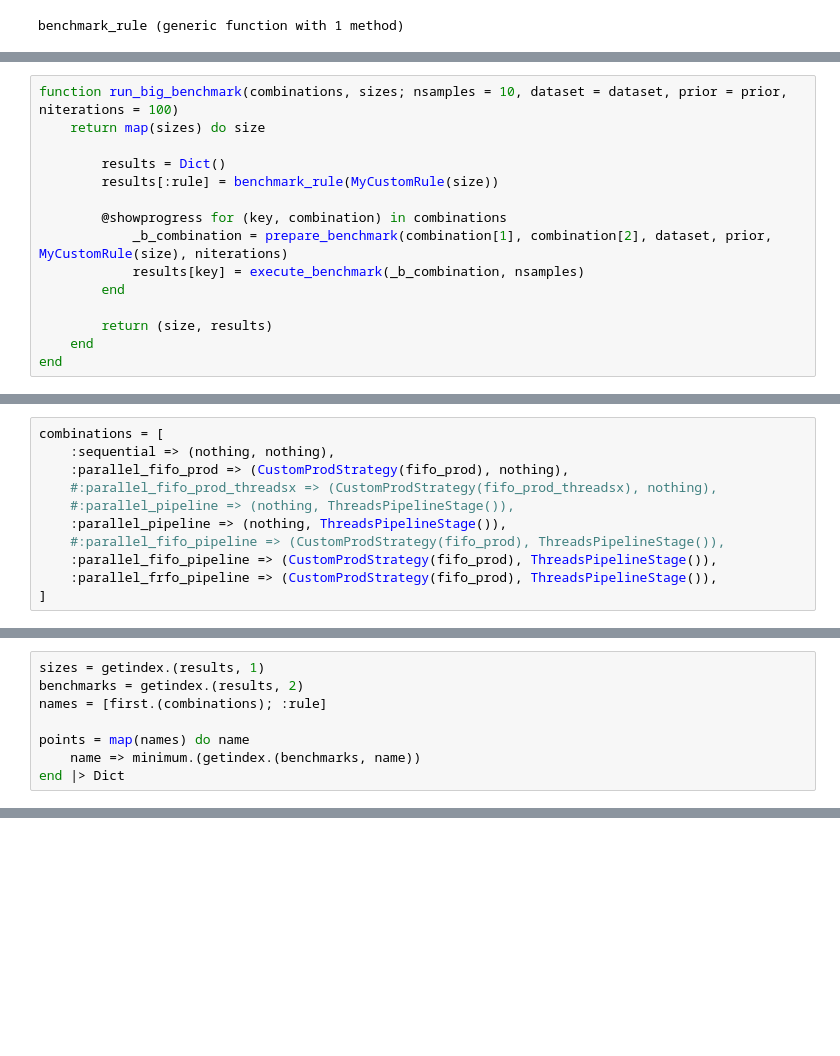
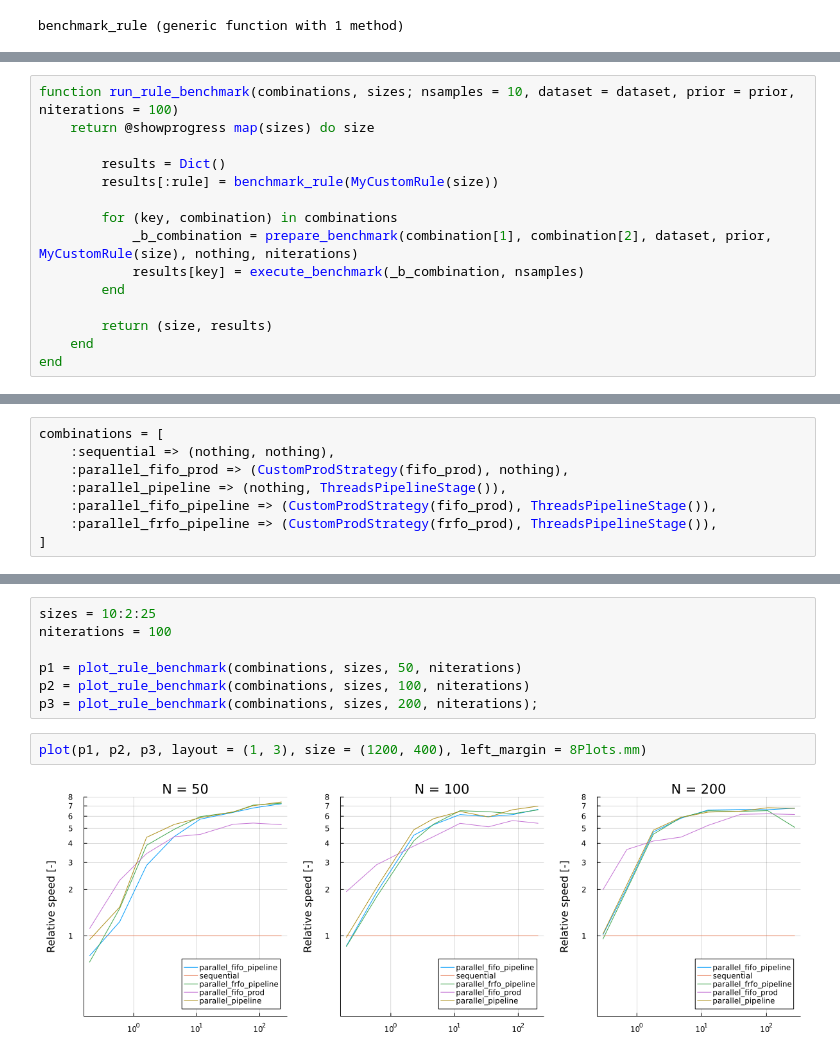
Before and after one commit to biaslab/ThesisParallelMP, a Jupyter notebook: benchmarks/coin_toss.ipynb, the cells around one changed output, grey strips where cells are left out. Drawn from its saved outputs; the diff is of its cells as text; blank space fills up the shorter version.

```diff
--- a/benchmarks/coin_toss.ipynb
+++ b/benchmarks/coin_toss.ipynb
@@ -112,14 +122,14 @@ end
 # %% [output]
 prepare_benchmark (generic function with 2 methods)
 # %%
-function run_big_benchmark(combinations, sizes; nsamples = 10, dataset = dataset, prior = prior, niterations = 100)
-    return map(sizes) do size
+function run_rule_benchmark(combinations, sizes; nsamples = 10, dataset = dataset, prior = prior, niterations = 100)
+    return @showprogress map(sizes) do size
 
         results = Dict()
         results[:rule] = benchmark_rule(MyCustomRule(size))
 
-        @showprogress for (key, combination) in combinations
-            _b_combination = prepare_benchmark(combination[1], combination[2], dataset, prior, MyCustomRule(size), niterations)
+        for (key, combination) in combinations
+            _b_combination = prepare_benchmark(combination[1], combination[2], dataset, prior, MyCustomRule(size), nothing, niterations)
             results[key] = execute_benchmark(_b_combination, nsamples)
         end
 
@@ -132,12 +142,9 @@ run_big_benchmark (generic function with 1 method)
 combinations = [
     :sequential => (nothing, nothing),
     :parallel_fifo_prod => (CustomProdStrategy(fifo_prod), nothing),
-    #:parallel_fifo_prod_threadsx => (CustomProdStrategy(fifo_prod_threadsx), nothing),
-    #:parallel_pipeline => (nothing, ThreadsPipelineStage()),
     :parallel_pipeline => (nothing, ThreadsPipelineStage()),
-    #:parallel_fifo_pipeline => (CustomProdStrategy(fifo_prod), ThreadsPipelineStage()),
     :parallel_fifo_pipeline => (CustomProdStrategy(fifo_prod), ThreadsPipelineStage()),
-    :parallel_frfo_pipeline => (CustomProdStrategy(fifo_prod), ThreadsPipelineStage()),
+    :parallel_frfo_pipeline => (CustomProdStrategy(frfo_prod), ThreadsPipelineStage()),
 ]
 # %% [output]
 5-element Vector{Pair{Symbol, Tuple{Any, Any}}}:
@@ -151,8 +155,0 @@ results = run_big_benchmark(combinations, 10:2:25; niterations = 10);
-# %%
-sizes = getindex.(results, 1)
-benchmarks = getindex.(results, 2)
-names = [first.(combinations); :rule]
-
-points = map(names) do name
-    name => minimum.(getindex.(benchmarks, name))
-end |> Dict
@@ -188,0 +190,11 @@ p
+# %%
+sizes = 10:2:25
+niterations = 100
+
+p1 = plot_rule_benchmark(combinations, sizes, 50, niterations)
+p2 = plot_rule_benchmark(combinations, sizes, 100, niterations)
+p3 = plot_rule_benchmark(combinations, sizes, 200, niterations);
+# %%
+plot(p1, p2, p3, layout = (1, 3), size = (1200, 400), left_margin = 8Plots.mm)
+# %% [output]
+[figure, added]
```
Also changed, not shown: parts of 15 cells of this notebook, 4 other files.
